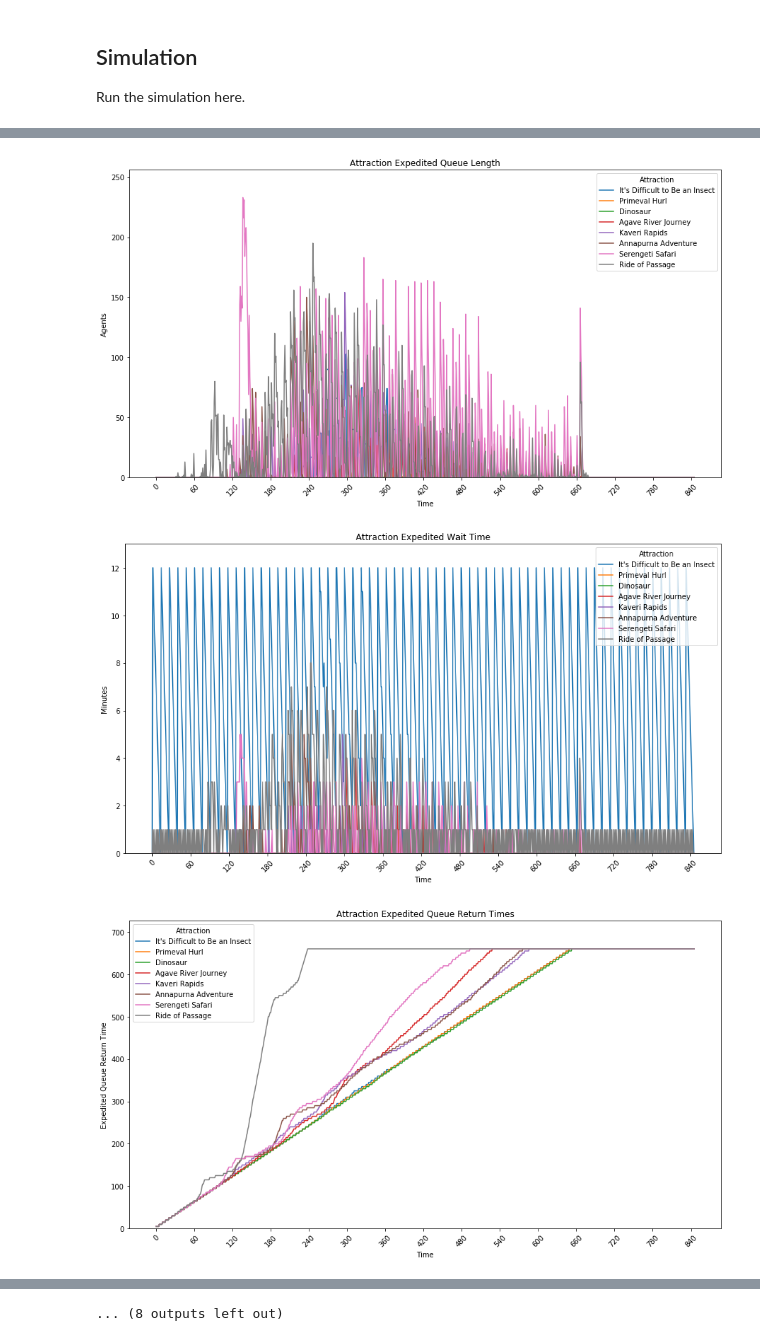
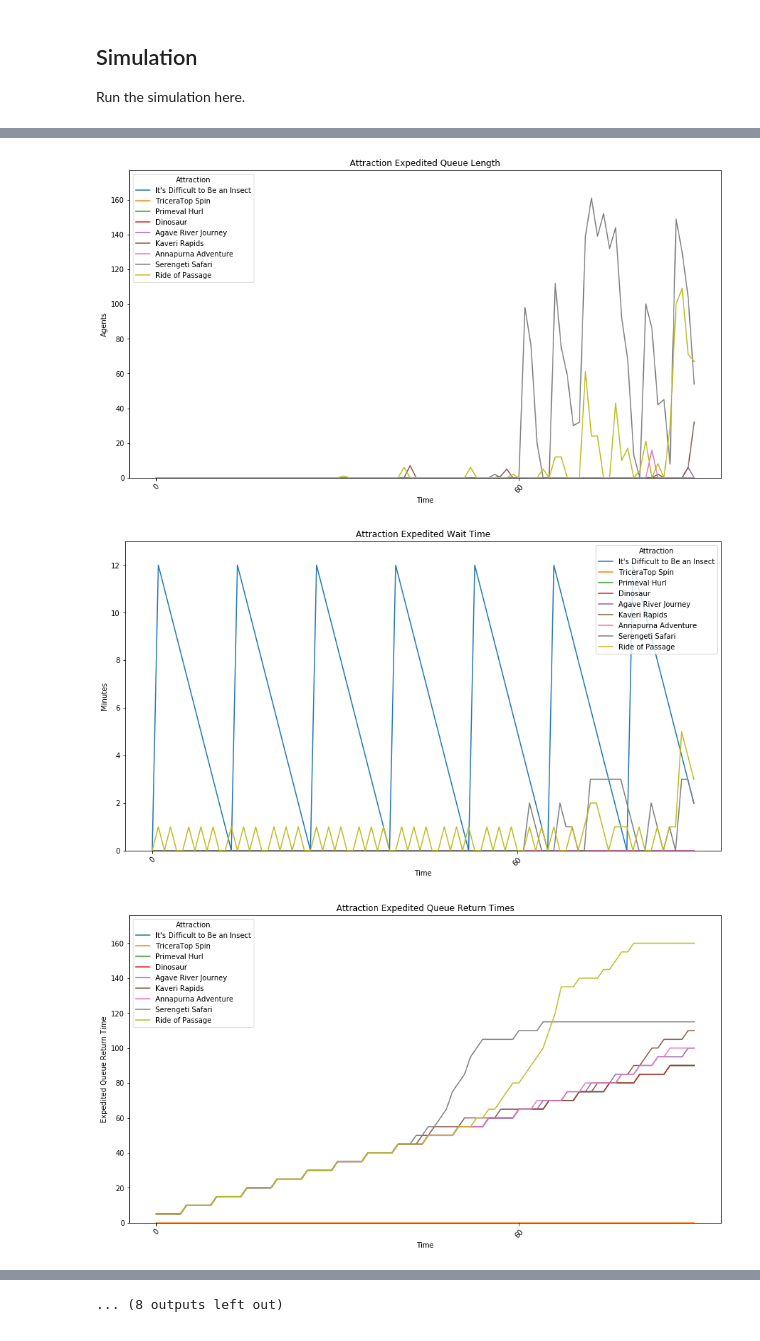
Before and after one commit to AlexBorger/shapeland, a Jupyter notebook: Code/amusement_park_sim.ipynb, the cells around one changed output, grey strips where cells are left out. Saved outputs shown, nothing was run; the diff lists cells and outputs as text; code cells hidden in the pictures.

```diff
--- a/Code/amusement_park_sim.ipynb
+++ b/Code/amusement_park_sim.ipynb
@@ -193,6 +193,19 @@ ATTRACTIONS = [
         "expedited_queue_ratio": 0.8,
         "child_eligible": True,
         "adult_eligible": True,
+    },
+    {
+        "name": "TriceraTop Spin",
+        "run_time": 4,
+        "park_area": "Dinoland USA",
+        "hourly_throughput": 960,
+        "num_vehicles": 1,
+        "agents_per_vehicle": 64,
+        "popularity": 3,
+        "expedited_queue": False,
+        "expedited_queue_ratio": 0,
+        "child_eligible": True,
+        "adult_eligible": False,
     }
 ]
 # %% [markdown]
@@ -360,16 +373,16 @@ park.generate_attractions()
 park.generate_activities()
 
 # Pass Time
-for _ in range((len(HOURLY_PERCENT.keys()) - 1) * 60):
+for _ in range(90): #range((len(HOURLY_PERCENT.keys()) - 1) * 60):
     park.step()
 
-print("Park is now closed.  Running overtime until all agents exit the park.")
-overtime_counter = 0
-while park.active_agents > 0:
-    park.step()
-    if overtime_counter % 60 == 0:
-        print(f"{overtime_counter} minutes after park close: {park.active_agents} still in park.")
-    overtime_counter += 1
+#print("Park is now closed.  Running overtime until all agents exit the park.")
+#overtime_counter = 0
+#while park.active_agents > 0:
+#    park.step()
+#    if overtime_counter % 60 == 0:
+#        print(f"{overtime_counter} minutes after park close: {park.active_agents} still in park.")
+#    overtime_counter += 1
 
 
 # Save Parameters of Current Run
@@ -422,3 +435,3 @@ Activity Visitor (Agents):
-[figure, old version]
+[figure, new version]
-[figure, old version]
+[figure, new version]
-[figure, old version]
+[figure, new version]
```
Also changed, not shown: parts of 8 cells of this notebook, 5 other files.
